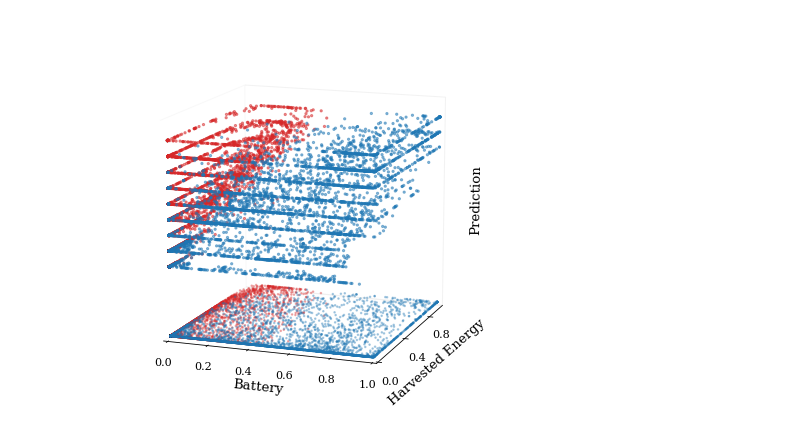
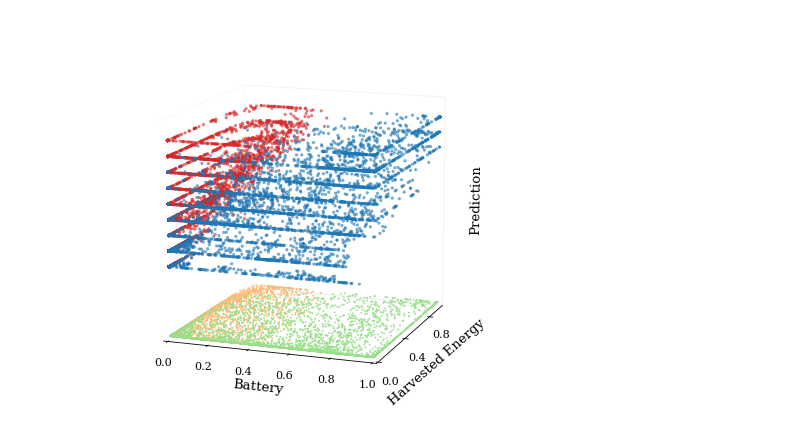
Before and after one commit to 5mali/acs-exp, a Jupyter notebook: scatterplot.ipynb, the cells around one changed output. Drawn from its saved outputs; the diff is of its cells as text; code cells hidden in the pictures.

Commit message:
plots

```diff
--- a/scatterplot.ipynb
+++ b/scatterplot.ipynb
@@ -124,50 +124,50 @@ ax.yaxis.set_major_locator(plt.MaxNLocator(3))
 
 ax.scatter(dmin_state_cover[:,0],
            dmin_state_cover[:,2],
-           c=cmap(0),
+           c=cmap(5),
            marker='.',
-           alpha=0.3,
-           s = 10,
+           alpha=0.9,
+           s = 3,
            zdir='z',
            zs=-0.5)
 
 
 ax.scatter(dmax_state_cover[:,0],
            dmax_state_cover[:,2],
-           c=cmap(6),
+           c=cmap(3),
            marker='.',
-           alpha=0.3,
-           s = 10,
+           alpha=0.9,
+           s = 3,
            zdir='z',
            zs=-0.5)
 
 
 #control distance between label and axis
 ax.set_xlabel('Battery')
 ax.set_ylabel("Harvested Energy")
 ax.set_zlabel("Prediction")
 
 
 # Get rid of colored axes planes
 # First remove fill
 ax.xaxis.pane.fill = False
 ax.yaxis.pane.fill = False
 ax.zaxis.pane.fill = False
 
 #remove z-axis ticks
 ax.w_zaxis.line.set_lw(0.)
 ax.set_zticks([])
 
 
 
 # # Now set color to white (or whatever is "invisible")
 # ax.xaxis.pane.set_edgecolor('w')
 # ax.yaxis.pane.set_edgecolor('w')
 # ax.zaxis.pane.set_edgecolor('w')
 
 # Bonus: To get rid of the grid as well:
 ax.grid(False)
 fig.tight_layout()
-plt.savefig("scatter.pdf",bbox_inches='tight')
+plt.savefig("scatter.png",bbox_inches='tight')
 # %% [output]
-[figure, old version]
+[figure, new version]
```
Also changed, not shown: 4 other files.
